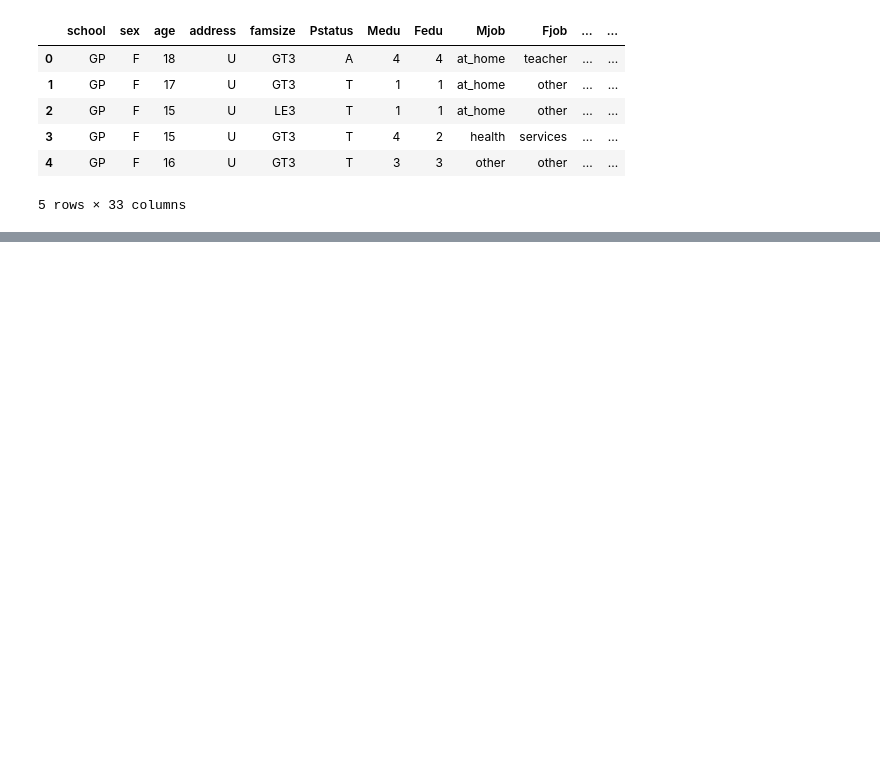
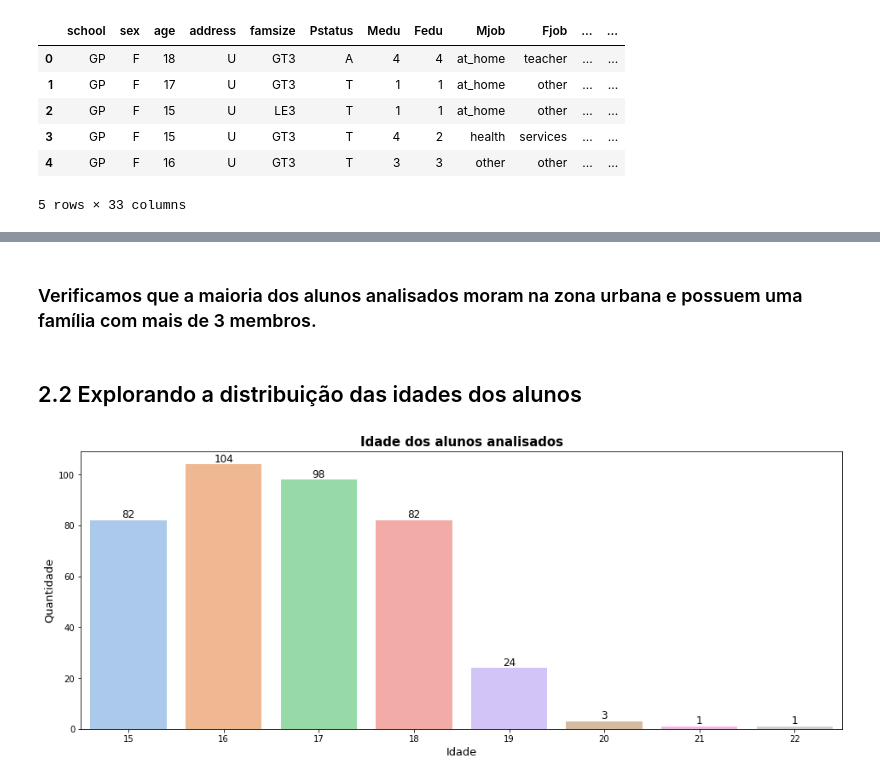
Before and after one commit to joaovdferraz/Projeto3_ADA, a Jupyter notebook: proj 4.ipynb, the cells around one changed output, grey strips where cells are left out. Drawn from its saved outputs; the diff is of its cells as text; code cells hidden in the pictures; blank space fills up the shorter version.

```diff
--- a/proj 4.ipynb
+++ b/proj 4.ipynb
@@ -333,0 +171,13 @@ ax[1,1].set_ylabel('Média',fontsize=12);
+# %% [markdown]
+### Verificamos que a maioria dos alunos analisados moram na zona urbana e possuem uma família com mais de 3 membros.
+# %% [markdown]
+## 2.2 Explorando a distribuição das idades dos alunos
+# %%
+plt.figure(figsize=(16, 6))
+age = sns.countplot(data=df_edu, x='age', palette='pastel')
+age.bar_label(age.containers[0], fontsize=12)
+age.set_xlabel('Idade', fontsize=13)
+age.set_ylabel('Quantidade', fontsize=13)
+age.set_title('Idade dos alunos analisados', fontsize=15,fontweight = 'bold');
+# %% [output]
+[figure, added]
```
Also changed, not shown: parts of 59 cells of this notebook.
